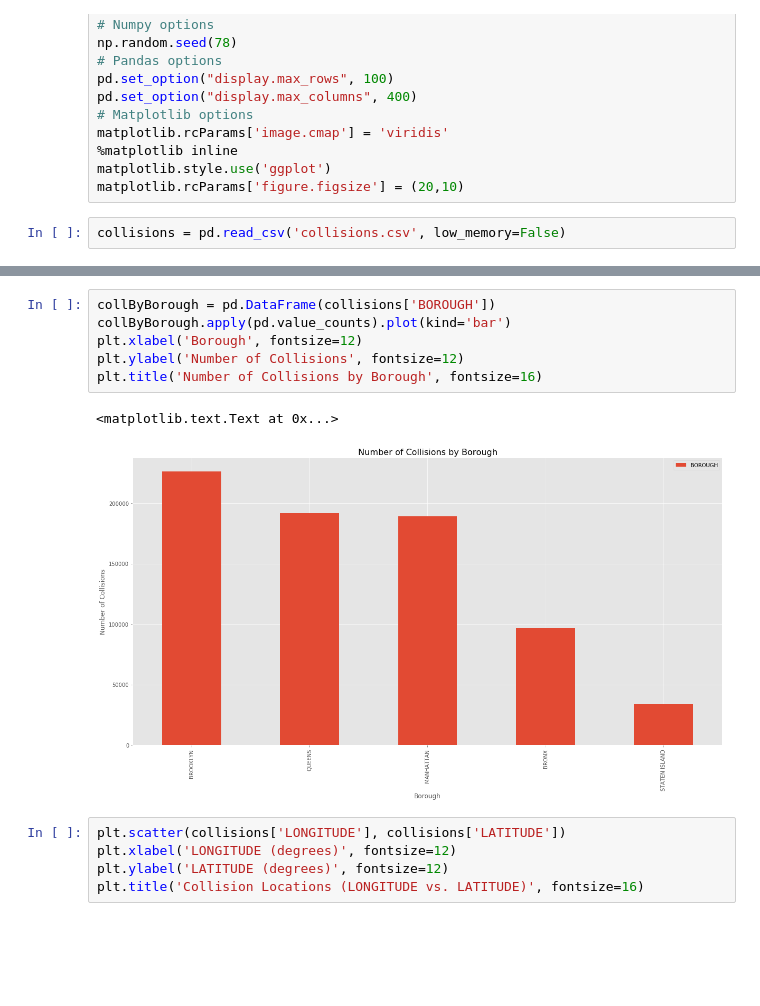
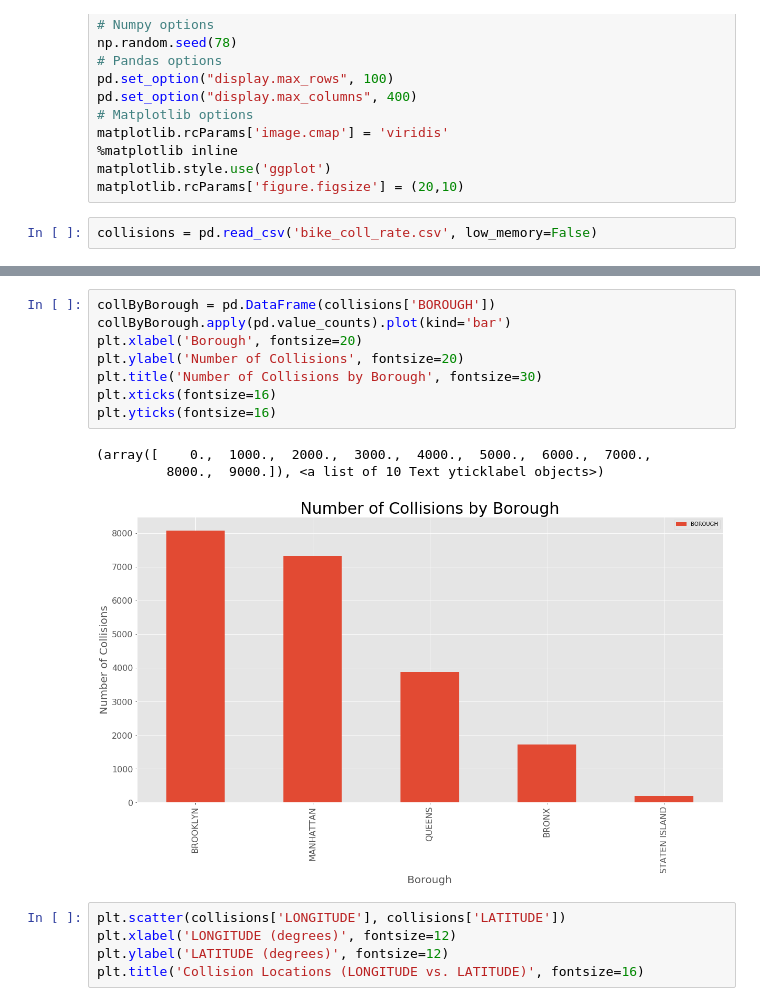
Before and after one commit to nealrea/collisionViz, a Jupyter notebook: data_exploration/data_manipulation_NR.ipynb, the cells around one changed output, grey strips where cells are left out. Cells and saved outputs as stored; diff of their text form; blank space fills up the shorter version.

```diff
--- a/data_exploration/data_manipulation_NR.ipynb
+++ b/data_exploration/data_manipulation_NR.ipynb
@@ -19,7 +19,7 @@ matplotlib.rcParams['image.cmap'] = 'viridis'
 matplotlib.style.use('ggplot')
 matplotlib.rcParams['figure.figsize'] = (20,10)
 # %%
-collisions = pd.read_csv('collisions.csv', low_memory=False)
+collisions = pd.read_csv('bike_coll_rate.csv', low_memory=False)
 # %%
 len(collisions)
 # %% [output]
@@ -36,12 +36,15 @@ collisions.head()
 # %%
 collByBorough = pd.DataFrame(collisions['BOROUGH'])
 collByBorough.apply(pd.value_counts).plot(kind='bar')
-plt.xlabel('Borough', fontsize=12)
-plt.ylabel('Number of Collisions', fontsize=12)
-plt.title('Number of Collisions by Borough', fontsize=16)
+plt.xlabel('Borough', fontsize=20)
+plt.ylabel('Number of Collisions', fontsize=20)
+plt.title('Number of Collisions by Borough', fontsize=30)
+plt.xticks(fontsize=16)
+plt.yticks(fontsize=16)
 # %% [output]
-<matplotlib.text.Text at 0x...>
+(array([    0.,  1000.,  2000.,  3000.,  4000.,  5000.,  6000.,  7000.,
+         8000.,  9000.]), <a list of 10 Text yticklabel objects>)
-[figure, old version]
+[figure, new version]
 # %%
 plt.scatter(collisions['LONGITUDE'], collisions['LATITUDE'])
 plt.xlabel('LONGITUDE (degrees)', fontsize=12)
```
Also changed, not shown: parts of 3 cells of this notebook, 1 other file.
